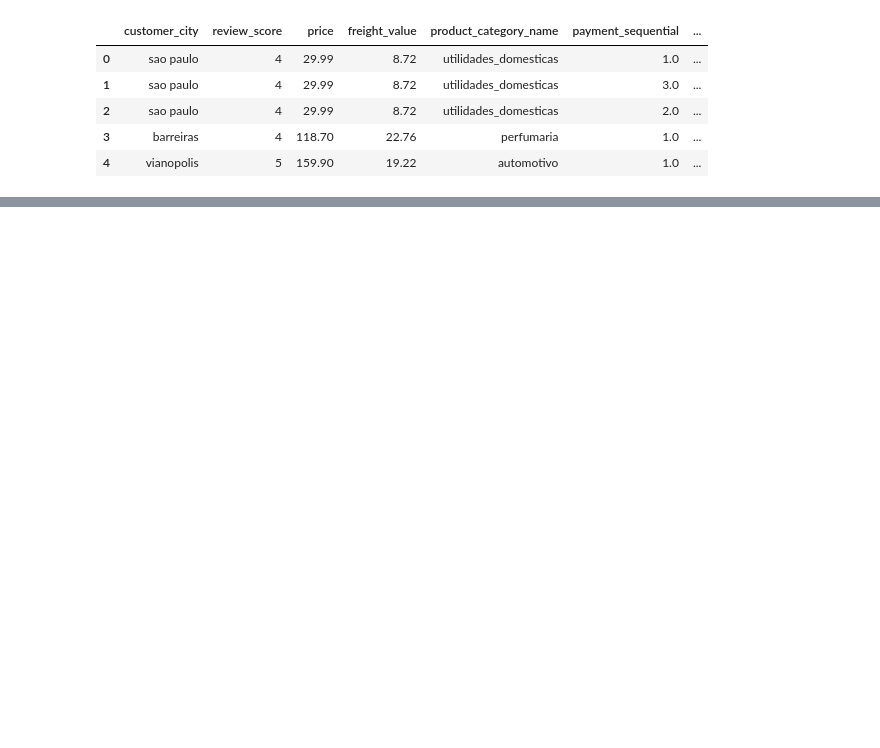
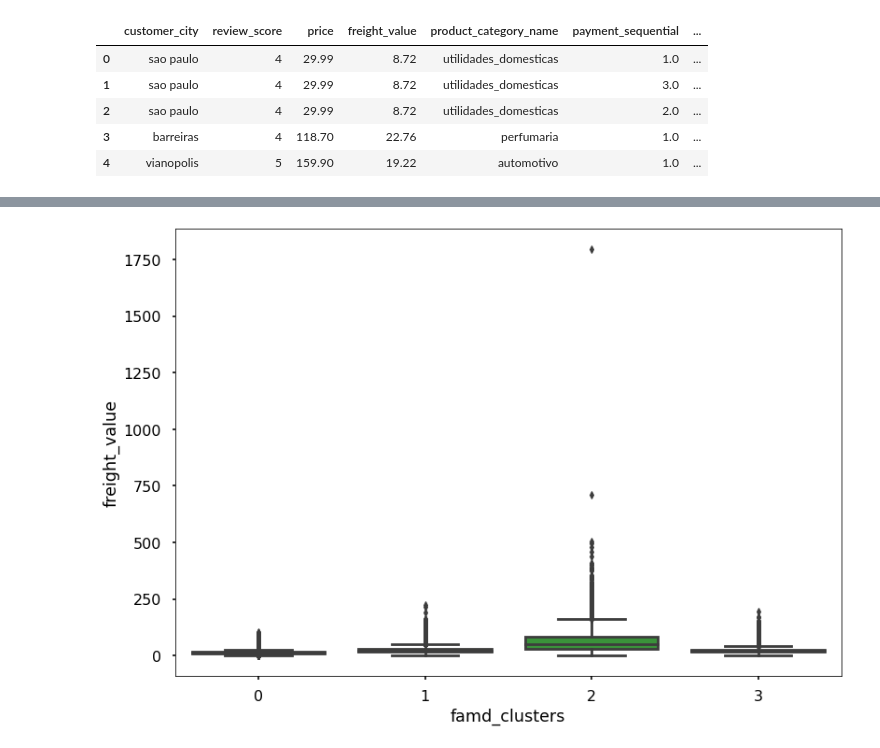
Before and after one commit to fabioismerim/consumer_score_prediction, a Jupyter notebook: clustering_approach/FAMD.ipynb, the cells around one changed output, grey strips where cells are left out. Cells and saved outputs as stored; diff of their text form; code cells hidden in the pictures; blank space fills up the shorter version.

```diff
--- a/clustering_approach/FAMD.ipynb
+++ b/clustering_approach/FAMD.ipynb
@@ -328,0 +339,5 @@ for c in cluster_famd_profile:
+# %%
+sns.boxplot(x = 'famd_clusters', y = 'freight_value' ,data = cluster_famd_profile)
+plt.show()
+# %% [output]
+[figure, added]
```
Also changed, not shown: parts of 21 cells of this notebook, 1 other file.
